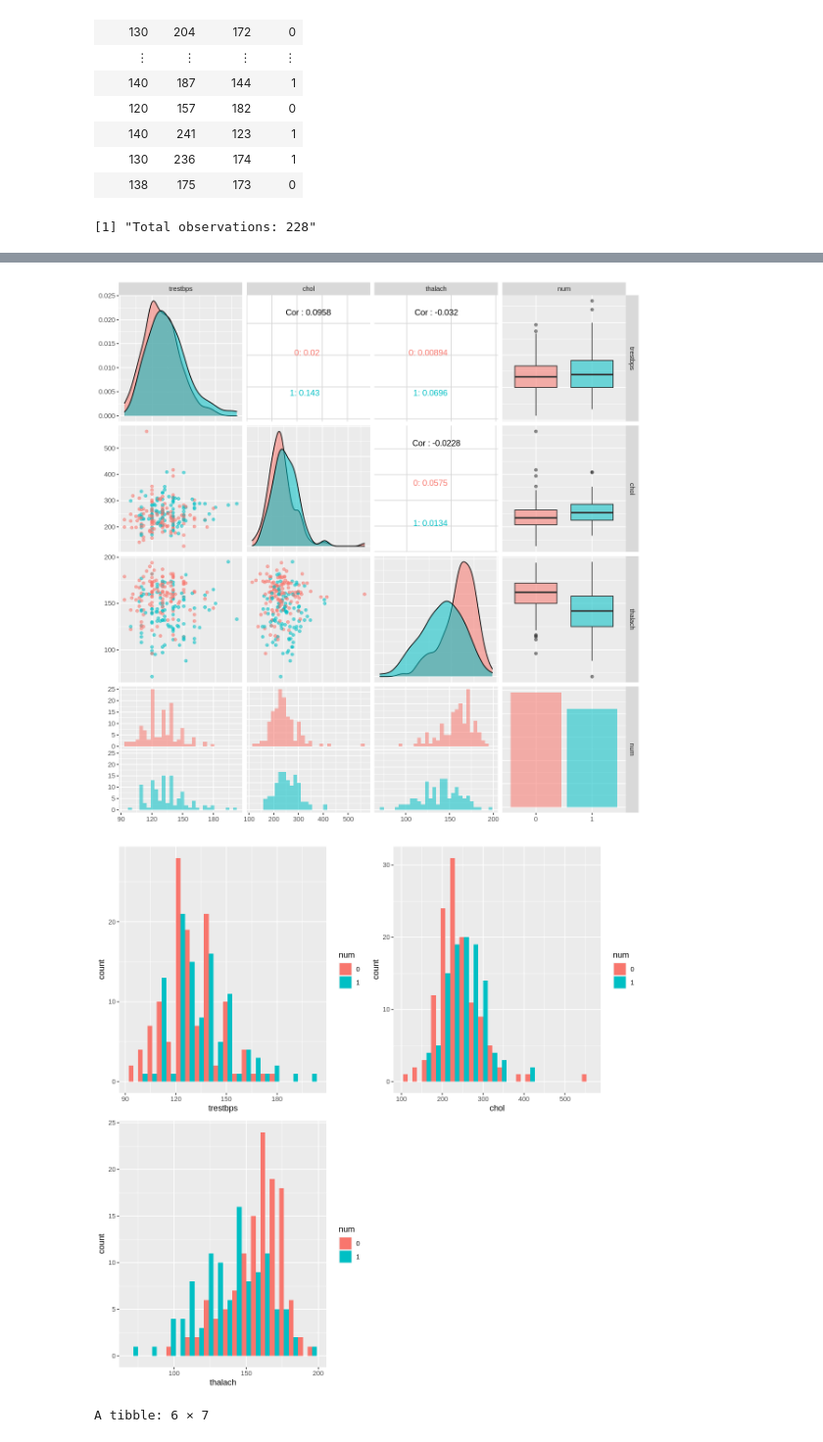
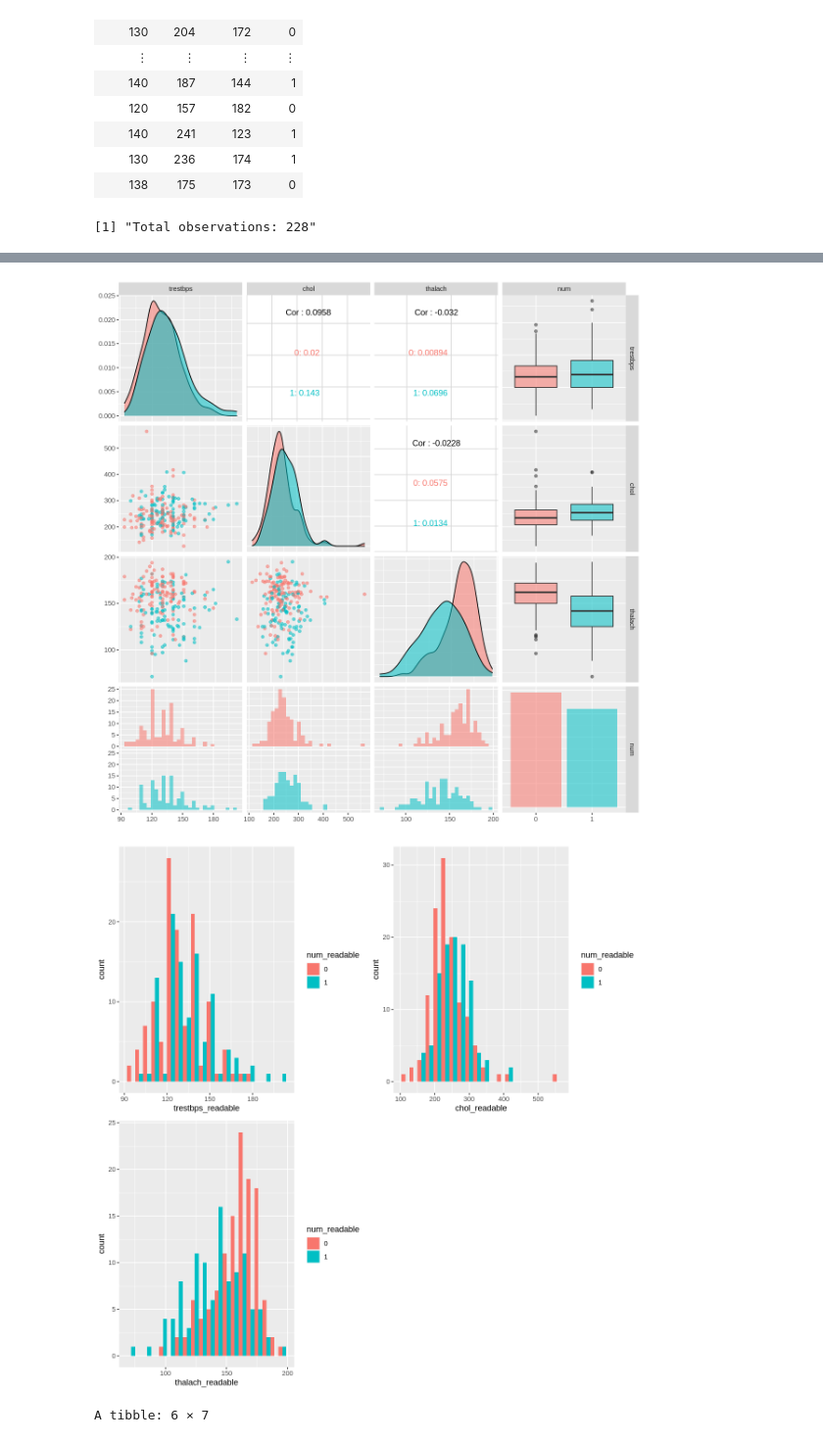
Before and after one commit to abnerbal/Heart_Disease_Predictor, a Jupyter notebook: code/code2.ipynb, the cells around one changed output, grey strips where cells are left out. Shown at 98% size. Drawn from its saved outputs; the diff is of its cells as text; code cells hidden in the pictures.

Commit message:
add human readable template

```diff
--- a/code/code2.ipynb
+++ b/code/code2.ipynb
@@ -17,7 +17,7 @@ predictors <- c("trestbps", "chol", "thalach")
 
 # Config - part 6, result visualizing, x_var: x-axis variable name, y_var: y-axis
 # If Kernel error, try less dots
-enablePart6 <- !TRUE
+enablePart6 <- TRUE
 dots <- 50 # suggest 100
 # x_var <- "age"
 # y_var <- "chol"
@@ -25,13 +25,15 @@ dots <- 50 # suggest 100
 x_var <- "trestbps"
 y_var <- "chol"
 
-# axis name for x, y
-x_var_text <- x_var
-y_var_text <- y_var
-# Do not change target.
+
 target <- "num"
 
 set.seed(1)
+
+HumanReadableMappingTable <-
+    data.frame(raw_col=rep(c("age", "trestbps", "chol", "thalach", "num")),
+    readable=rep(c("age_readable", "trestbps_readable", "chol_readable", "thalach_readable", "num_readable")))
+
 # ----------------------------------END CONFIG---------------------------
 # make x_var, y_var in predictors
 if(enablePart6 & !(x_var %in% predictors)){
@@ -40,6 +42,18 @@ if(enablePart6 & !(x_var %in% predictors)){
 if(enablePart6 & !(y_var %in% predictors)){
     stop("y_var not in predictors")
 }
+
+
+HumanReadable <- function(colName){
+  read_able <- HumanReadableMappingTable %>%
+    filter(raw_col == all_of(colName)) %>%
+    select(readable)
+  if (dim(read_able)[1] == 0) {
+    return(colName)
+  } else{
+    return(read_able %>% pull())
+  }
+}
 # %%
 # Code part 1, load lib, read data, wrangle data, split data.
 
@@ -105,28 +119,28 @@ A tibble: 228 × 4
 # %%
 # Code part 2, Visualizing, Summarize data before analyzing.
 count_num <- group_by(heart_data_train) %>%
             summarize(count = n()) %>%
             pull()
 print(paste("Total observations:", count_num))
 
 ggpairs(heart_data_train,
   mapping=aes(colour = get(target), alpha=0.4))
 
 histogramPlot <- function(p){
   ggplot(heart_data_train, aes(x=get(p), fill = get(target))) +
     geom_histogram(bins=20, position = "dodge") +
-    labs(x=p, fill=target)
+    labs(x=HumanReadable(p), fill=HumanReadable(target))
 }
 plot_grid(plotlist = map(predictors, histogramPlot), ncol = 2)
 # %% [output]
 [1] "Total observations: 228"
 `stat_bin()` using `bins = 30`. Pick better value with `binwidth`.
 
 `stat_bin()` using `bins = 30`. Pick better value with `binwidth`.
 
 `stat_bin()` using `bins = 30`. Pick better value with `binwidth`.
 [figure]
-[figure, old version]
+[figure, new version]
 # %%
 # Code part 3, Classification, tuning
 heart_recipe <- recipe(as.formula(paste(target, "~ .")), data = heart_data_train) %>%
```
Also changed, not shown: parts of 1 cell of this notebook.
